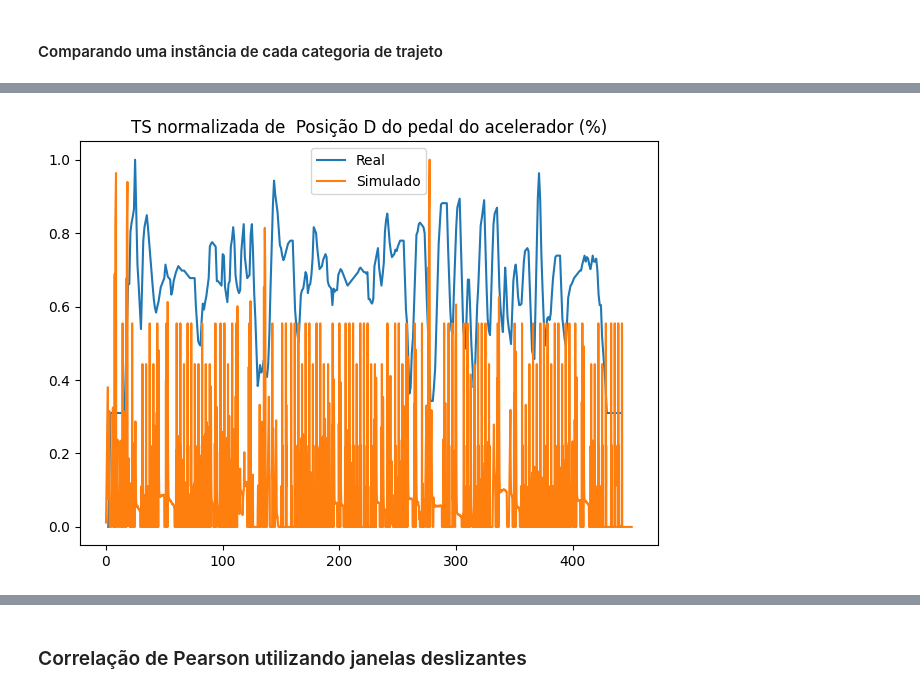
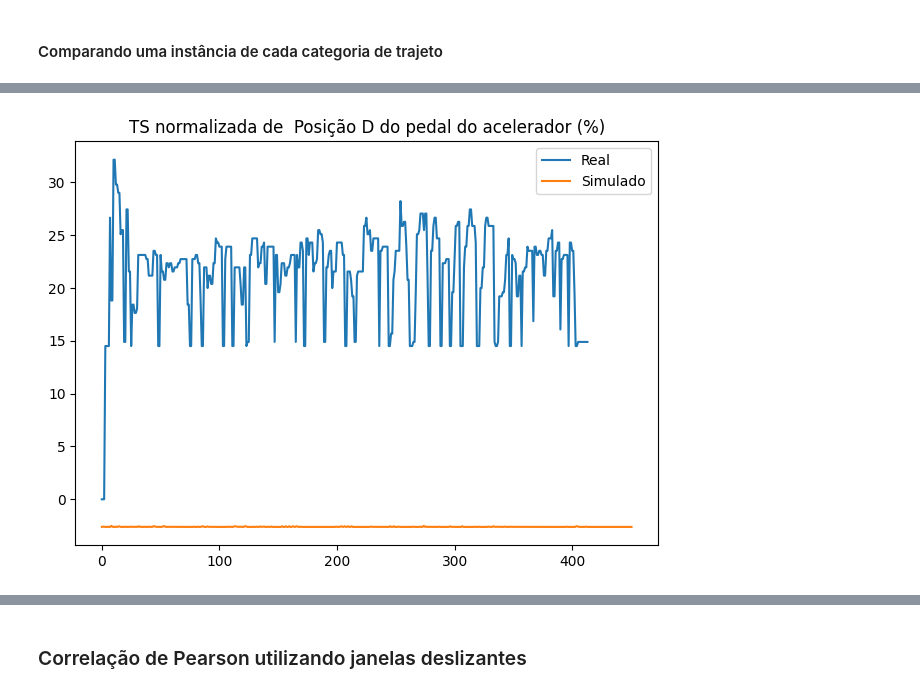
Before and after one commit to INXE-Lainf-Labs/beamng, a Jupyter notebook: validacao/validacao_simulador.ipynb, the cells around one changed output, grey strips where cells are left out. Cells and saved outputs as stored; diff of their text form; code cells hidden in the pictures.

```diff
--- a/validacao/validacao_simulador.ipynb
+++ b/validacao/validacao_simulador.ipynb
@@ -16,8 +16,8 @@ import ast
 
 simulados = []
 
-for dir in listdir('circuito4/simulado'):
-    simulados.append(pd.read_csv(f'circuito4/simulado/{dir}', sep=';'))
+for dir in listdir('circuito4/simulado_taxa_coleta_correta'):
+    simulados.append(pd.read_csv(f'circuito4/simulado_taxa_coleta_correta/{dir}', sep=';'))
 
 colluns = simulados[0].columns
 
@@ -136,8 +135,12 @@ df_all = pd.concat(
 mean_vals = df_all.mean()
 std_vals  = df_all.std()
 
+cols_sem_tempo = [c for c in colunas if c != 'Time (sec)']
+
 def normalizar(df):
-    return (df[colunas] - mean_vals) / std_vals
+    out = df.copy()
+    out[cols_sem_tempo] = (df[cols_sem_tempo] - mean_vals[cols_sem_tempo]) / std_vals[cols_sem_tempo]
+    return out
 
 dfs_real_norm = [normalizar(df) for df in reais]
 dfs_sim_norm  = [normalizar(df) for df in simulados]
@@ -146,13 +149,13 @@ dfs_sim_norm  = [normalizar(df) for df in simulados]
 # %%
 from scipy.stats import ttest_ind
 
-simulado = simulados[0]
+simulado = dfs_sim_norm[0]
 
 for coluna in colunas:
 
     print(f'Comparando a coluna {coluna} entre os dados simulados e reais:\n')
 
-    for i, real in enumerate(reais):
+    for i, real in enumerate(dfs_real_norm):
         stat, p = ttest_ind(simulado[coluna], real[coluna], equal_var=False)
         if p > 0.05:
             print(f'    Dataset {i+1} \033[92mPassou: p-value = {p:.4f}\n\033[0m')
@@ -181,13 +184,13 @@ Comparando a coluna Time (sec) entre os dados simulados e reais:
 # %%
 from statsmodels.stats.weightstats import ttost_ind
 
-simulado = simulados[0]
+simulado = dfs_sim_norm[0]
 
 for coluna in colunas:
 
     print(f'Comparando a coluna {coluna} entre os dados simulados e reais:\n')
 
-    for i, real in enumerate(reais):
+    for i, real in enumerate(dfs_real_norm):
         p, g1, g2 = ttost_ind(simulado[coluna], real[coluna], low=-0.5, upp=0.5, usevar='unequal')
         if p < 0.05:
             print(f'    Dataset {i+1} \033[92mPassou: p-value = {p:.4f}\n\033[0m')
@@ -254,16 +257,10 @@ for collun in colunas:
 # %% [markdown]
 #### Comparando uma instância de cada categoria de trajeto
 # %%
-real = reais_smooth[0]
-simulado = simulado_smooth
-
-def normalize(series):
-    return (series - series.min()) / (series.max() - series.min())
-
 for collun in colunas:
 
-    plt.plot(real['Time (sec)'], normalize(real[collun]), label='Real')
-    plt.plot(simulado['time_relativo'], normalize(simulado[collun]), label='Simulado')
+    plt.plot(real['Time (sec)'],real[collun], label='Real')
+    plt.plot(simulado['time_relativo'], simulado[collun], label='Simulado')
 
     plt.title(f'TS normalizada de {collun}')
     plt.legend()
@@ -274 +271 @@ for collun in colunas:
-[figure, old version]
+[figure, new version]
```
Also changed, not shown: parts of 5 cells of this notebook, 1 other file.
